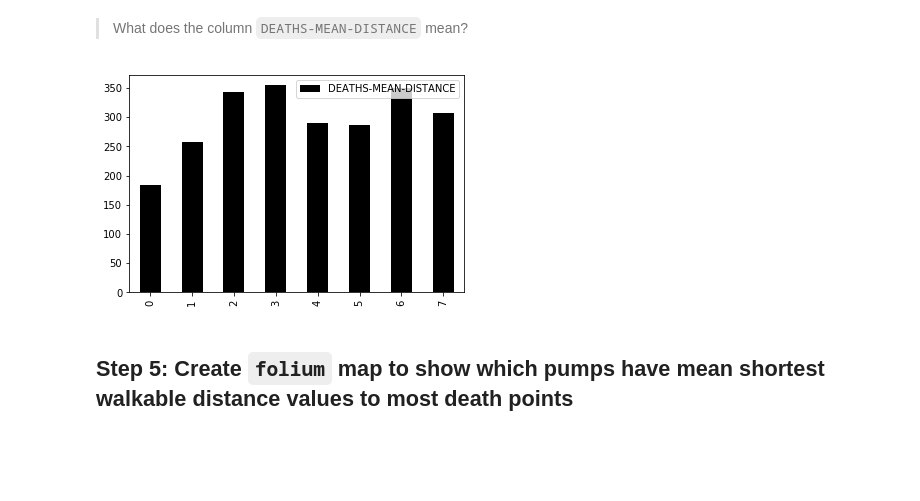
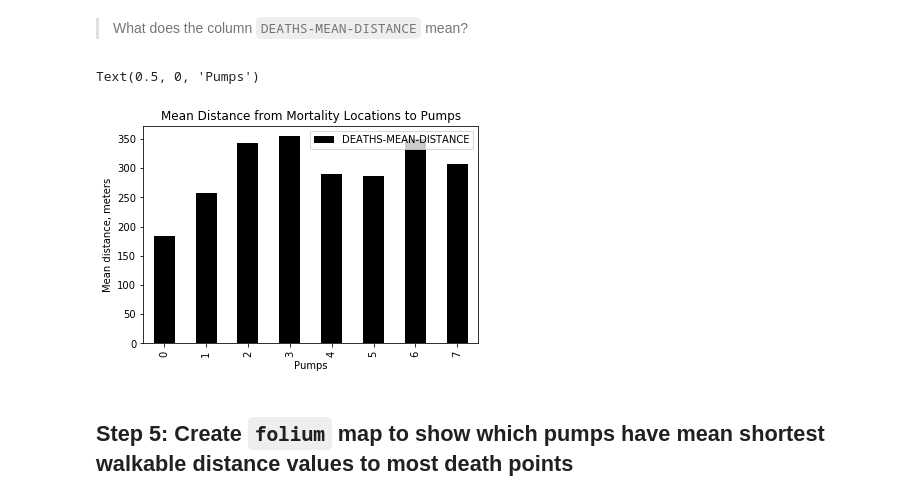
Before and after one commit to PHI-Case-Studies/1854-Cholera-Outbreak-London-Advanced-1, a Jupyter notebook: NB04-Cholera-Case-Study-OpenStreetMaps-Networkx-Part-2.ipynb, the cells around one changed output. Drawn from its saved outputs; the diff is of its cells as text; code cells hidden in the pictures; blank space fills up the shorter version.

```diff
--- a/NB04-Cholera-Case-Study-OpenStreetMaps-Networkx-Part-2.ipynb
+++ b/NB04-Cholera-Case-Study-OpenStreetMaps-Networkx-Part-2.ipynb
@@ -515,8 +489,12 @@ pumps_df
 > What does the column `DEATHS-MEAN-DISTANCE` mean?
 # %%
 ax = pumps_df.plot.bar(y='DEATHS-MEAN-DISTANCE', color='k')
+ax.set_title('Mean Distance from Mortality Locations to Pumps')
+ax.set_ylabel('Mean distance, meters')
+ax.set_xlabel('Pumps')
 # %% [output]
+Text(0.5, 0, 'Pumps')
-[figure, old version]
+[figure, new version]
 # %% [markdown]
 ## Step 5: Create `folium` map to show which pumps have mean shortest walkable distance values to most death points
 # %% [markdown]
```
Also changed, not shown: parts of 17 cells of this notebook, 28 other files.
